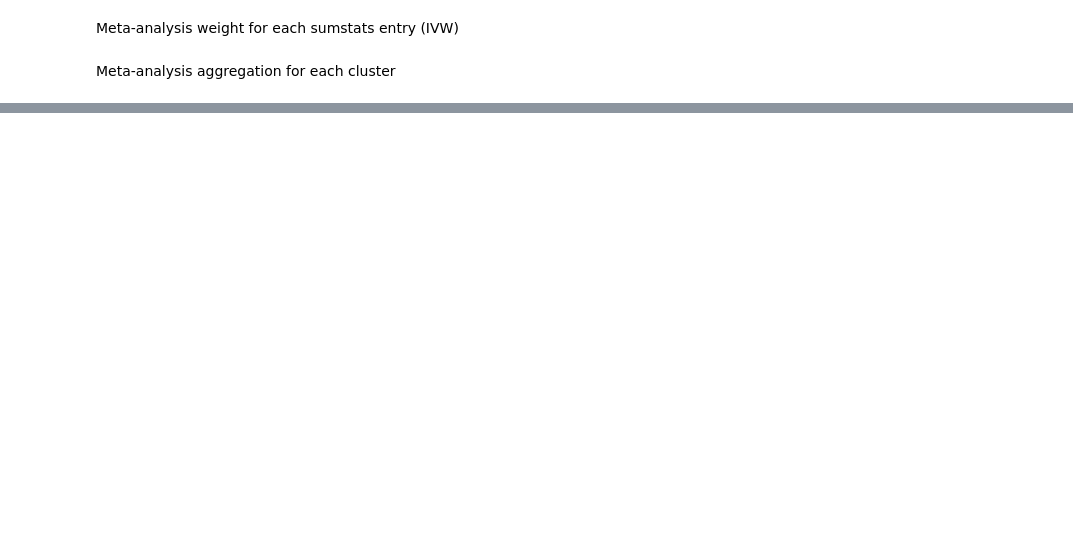
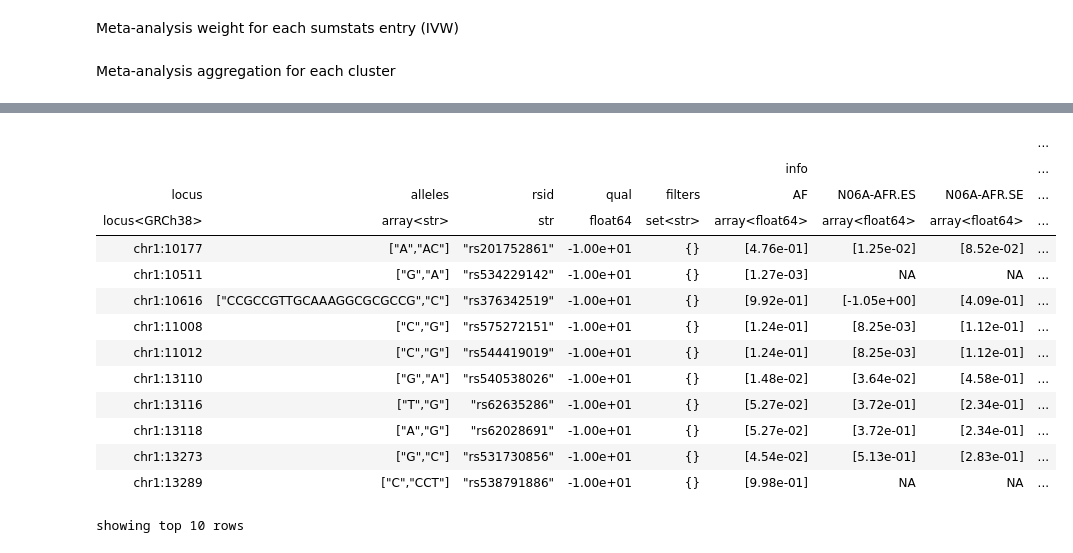
Before and after one commit to ccbs-stradl/antidep-gwas, a Jupyter notebook: meta.ipynb, the cells around one changed output, grey strips where cells are left out. Saved outputs shown, nothing was run; the diff lists cells and outputs as text; code cells hidden in the pictures; blank space fills up the shorter version.

```diff
--- a/meta.ipynb
+++ b/meta.ipynb
@@ -110,0 +173,19 @@ showing top 10 rows
+# %%
+ss = ma.make_table()
+ss.show()
+# %% [output]
+|  |  |  |  |  |  |  |  | ... |
+|  |  |  |  |  | info |  |  | ... |
+| locus | alleles | rsid | qual | filters | AF | N06A-AFR.ES | N06A-AFR.SE | ... |
+| locus<GRCh38> | array<str> | str | float64 | set<str> | array<float64> | array<float64> | array<float64> | ... |
+| chr1:10177 | ["A","AC"] | "rs201752861" | -1.00e+01 | {} | [4.76e-01] | [1.25e-02] | [8.52e-02] | ... |
+| chr1:10511 | ["G","A"] | "rs534229142" | -1.00e+01 | {} | [1.27e-03] | NA | NA | ... |
+| chr1:10616 | ["CCGCCGTTGCAAAGGCGCGCCG","C"] | "rs376342519" | -1.00e+01 | {} | [9.92e-01] | [-1.05e+00] | [4.09e-01] | ... |
+| chr1:11008 | ["C","G"] | "rs575272151" | -1.00e+01 | {} | [1.24e-01] | [8.25e-03] | [1.12e-01] | ... |
+| chr1:11012 | ["C","G"] | "rs544419019" | -1.00e+01 | {} | [1.24e-01] | [8.25e-03] | [1.12e-01] | ... |
+| chr1:13110 | ["G","A"] | "rs540538026" | -1.00e+01 | {} | [1.48e-02] | [3.64e-02] | [4.58e-01] | ... |
+| chr1:13116 | ["T","G"] | "rs62635286" | -1.00e+01 | {} | [5.27e-02] | [3.72e-01] | [2.34e-01] | ... |
+| chr1:13118 | ["A","G"] | "rs62028691" | -1.00e+01 | {} | [5.27e-02] | [3.72e-01] | [2.34e-01] | ... |
+| chr1:13273 | ["G","C"] | "rs531730856" | -1.00e+01 | {} | [4.54e-02] | [5.13e-01] | [2.83e-01] | ... |
+| chr1:13289 | ["C","CCT"] | "rs538791886" | -1.00e+01 | {} | [9.98e-01] | NA | NA | ... |
+showing top 10 rows
```
Also changed, not shown: parts of 18 cells of this notebook.
